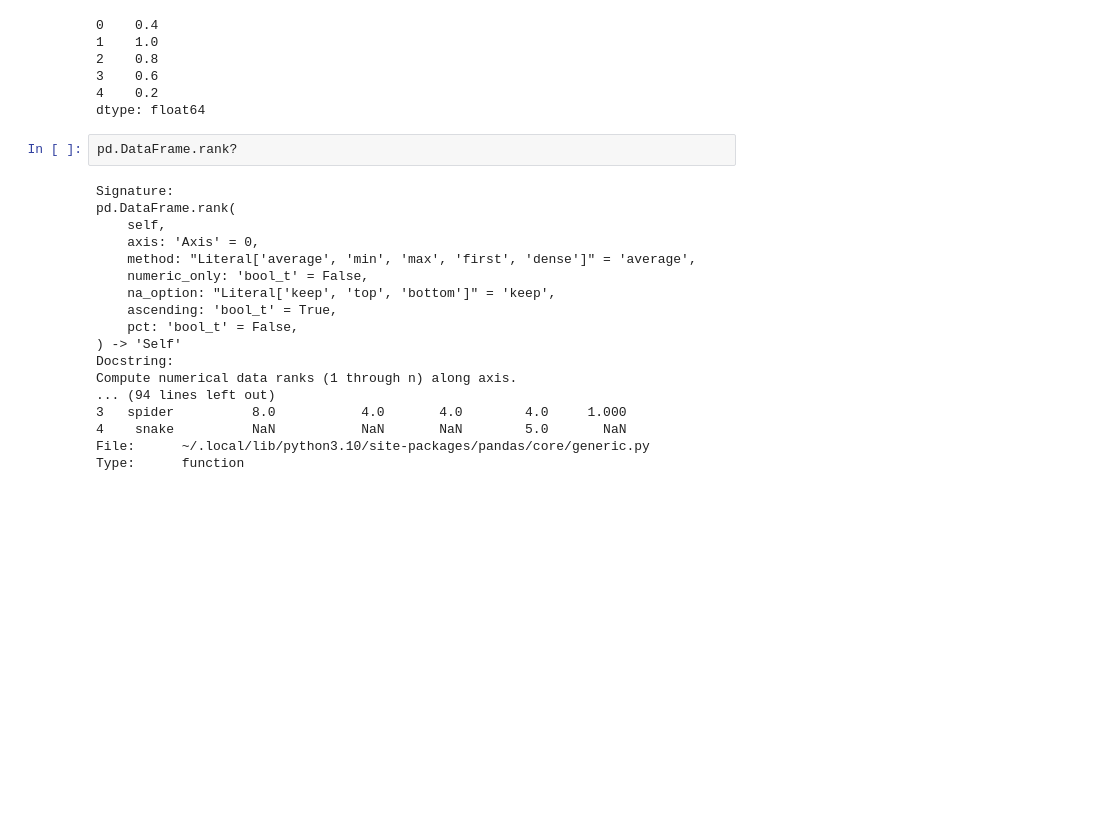
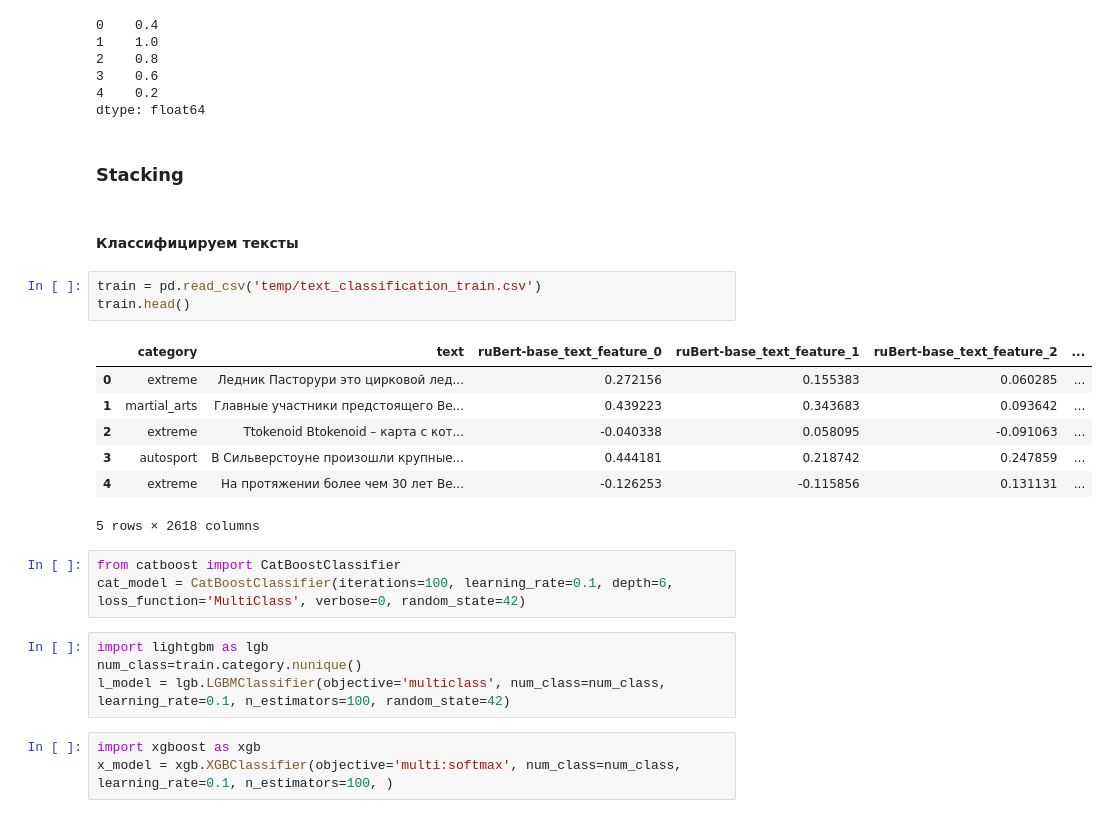
Before and after one commit to meshvedov/competition-ds, a Jupyter notebook: 6_blending_hw.ipynb, the cells around one changed output. Cells and saved outputs as stored; diff of their text form; blank space fills up the shorter version.

Commit message:
stack start

```diff
--- a/6_blending_hw.ipynb
+++ b/6_blending_hw.ipynb
@@ -105,23 +105,28 @@ rank2[['proba1','proba2']].rank(pct=1).mean(axis=1)
 3    0.6
 4    0.2
 dtype: float64
-# %%
-pd.DataFrame.rank?
-# %% [output]
-Signature:
-pd.DataFrame.rank(
-    self,
-    axis: 'Axis' = 0,
-    method: "Literal['average', 'min', 'max', 'first', 'dense']" = 'average',
-    numeric_only: 'bool_t' = False,
-    na_option: "Literal['keep', 'top', 'bottom']" = 'keep',
-    ascending: 'bool_t' = True,
-    pct: 'bool_t' = False,
-) -> 'Self'
-Docstring:
-Compute numerical data ranks (1 through n) along axis.
-... (94 lines left out)
-3   spider          8.0           4.0       4.0        4.0     1.000
-4    snake          NaN           NaN       NaN        5.0       NaN
-File:      ~/.local/lib/python3.10/site-packages/pandas/core/generic.py
-Type:      function
+# %% [markdown]
+### Stacking
+# %% [markdown]
+#### Классифицируем тексты
+# %%
+train = pd.read_csv('temp/text_classification_train.csv')
+train.head()
+# %% [output]
+|  | category | text | ruBert-base_text_feature_0 | ruBert-base_text_feature_1 | ruBert-base_text_feature_2 | ... |
+| 0 | extreme | Ледник Пасторури это цирковой лед... | 0.272156 | 0.155383 | 0.060285 | ... |
+| 1 | martial_arts | Главные участники предстоящего Be... | 0.439223 | 0.343683 | 0.093642 | ... |
+| 2 | extreme | Ttokenoid Btokenoid – карта с кот... | -0.040338 | 0.058095 | -0.091063 | ... |
+| 3 | autosport | В Сильверстоуне произошли крупные... | 0.444181 | 0.218742 | 0.247859 | ... |
+| 4 | extreme | На протяжении более чем 30 лет Ве... | -0.126253 | -0.115856 | 0.131131 | ... |
+5 rows × 2618 columns
+# %%
+from catboost import CatBoostClassifier
+cat_model = CatBoostClassifier(iterations=100, learning_rate=0.1, depth=6, loss_function='MultiClass', verbose=0, random_state=42)
+# %%
+import lightgbm as lgb
+num_class=train.category.nunique()
+l_model = lgb.LGBMClassifier(objective='multiclass', num_class=num_class, learning_rate=0.1, n_estimators=100, random_state=42)
+# %%
+import xgboost as xgb
+x_model = xgb.XGBClassifier(objective='multi:softmax', num_class=num_class, learning_rate=0.1, n_estimators=100, )
```
Also changed, not shown: parts of 9 cells of this notebook.
